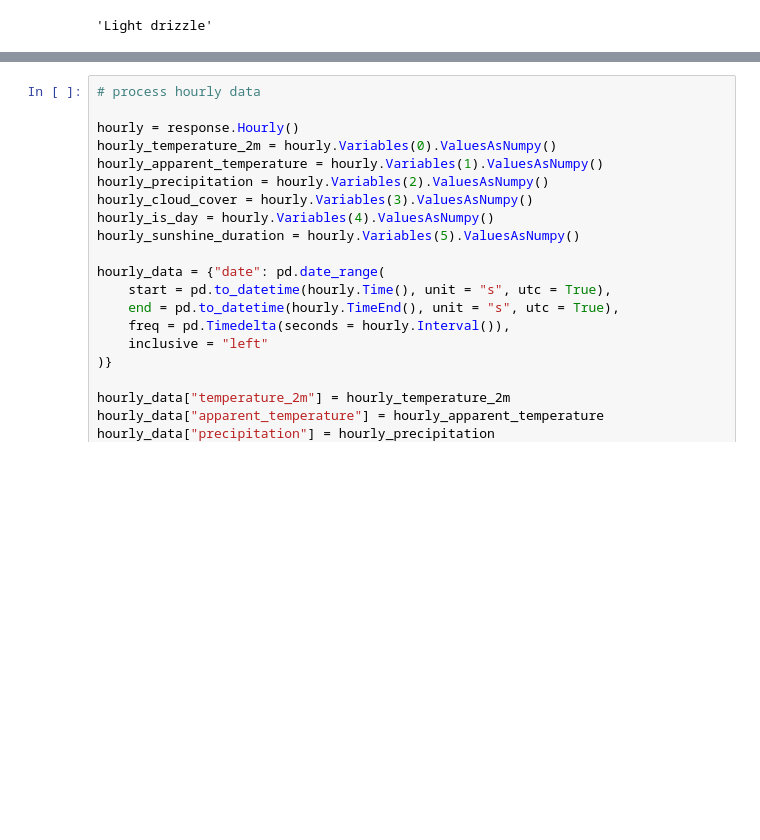
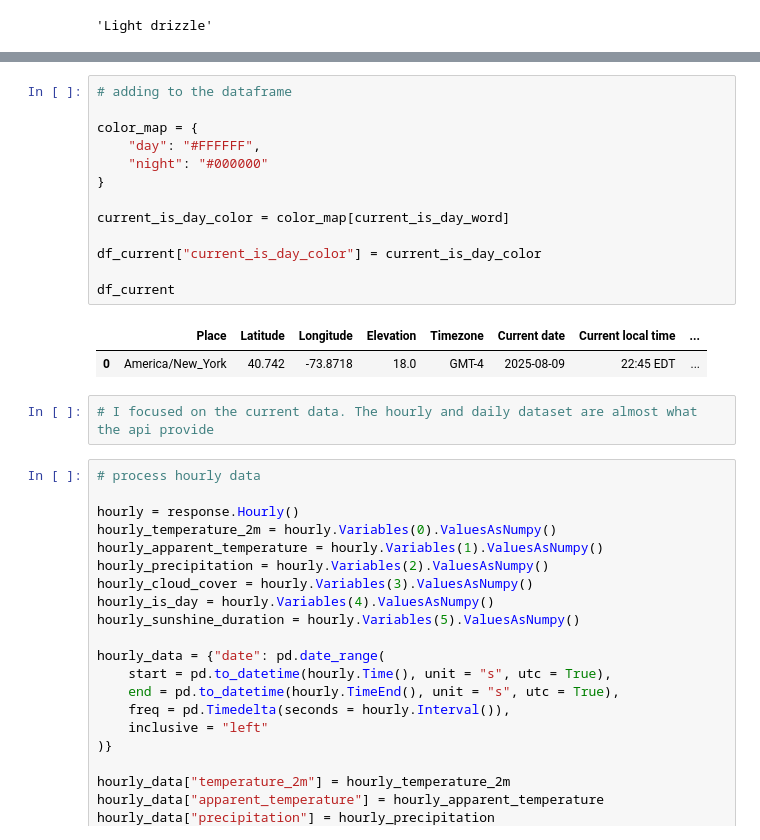
Before and after one commit to aliceaviggiani/dp-weather, a Jupyter notebook: dp-weather-1.ipynb, the cells around one changed output, grey strips where cells are left out. Drawn from its saved outputs; the diff is of its cells as text; blank space fills up the shorter version.

```diff
--- a/dp-weather-1.ipynb
+++ b/dp-weather-1.ipynb
@@ -208,3 +247,21 @@ NameError: name 'ts_utc' is not defined
+# %%
+# adding to the dataframe
+
+color_map = {
+    "day": "#FFFFFF",
+    "night": "#000000"
+}
+
+current_is_day_color = color_map[current_is_day_word]
+
+df_current["current_is_day_color"] = current_is_day_color
+
+df_current
+# %% [output]
+|  | Place | Latitude | Longitude | Elevation | Timezone | Current date | Current local time | ... |
+| 0 | America/New_York | 40.742 | -73.8718 | 18.0 | GMT-4 | 2025-08-09 | 22:45 EDT | ... |
+# %%
+# I focused on the current data. The hourly and daily dataset are almost what the api provide
 # %%
 # process hourly data
 
```
Also changed, not shown: parts of 5 cells of this notebook, 1 other file.
